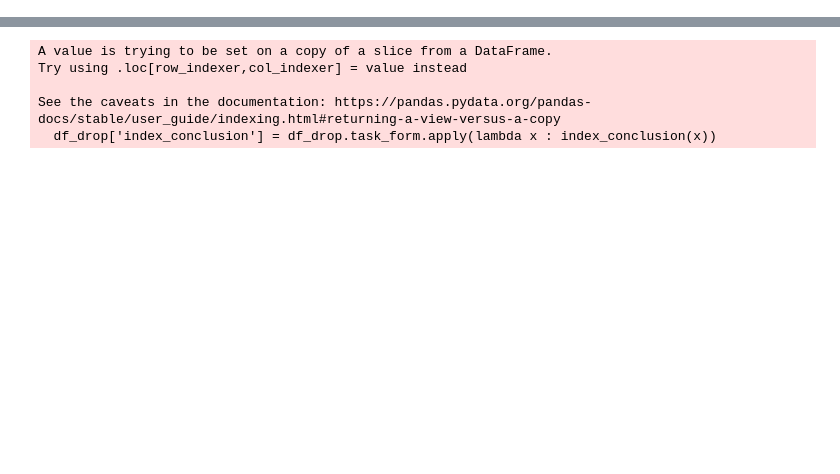
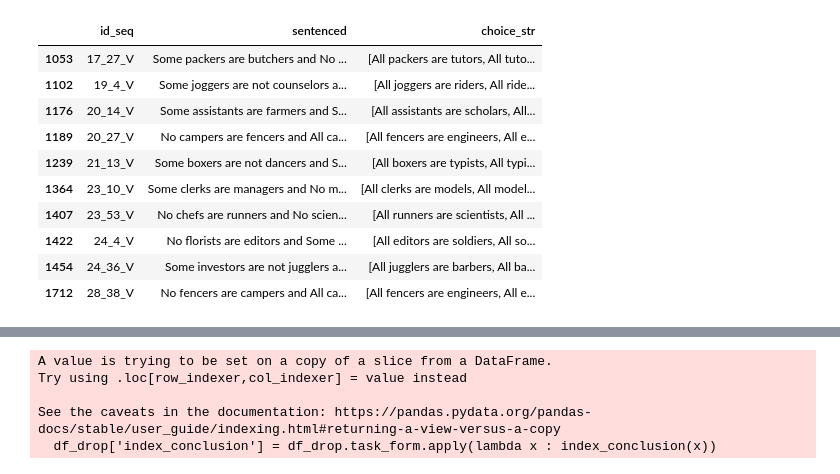
Before and after one commit to charles-42/Memoire_M2, a Jupyter notebook: notebook/02_Preparation_données.ipynb, the cells around one changed output, grey strips where cells are left out. Saved outputs shown, nothing was run; the diff lists cells and outputs as text; code cells hidden in the pictures; blank space fills up the shorter version.

```diff
--- a/notebook/02_Preparation_données.ipynb
+++ b/notebook/02_Preparation_données.ipynb
@@ -51,0 +65,14 @@ See the caveats in the documentation: https://pandas.pydata.org/pandas-docs/stab
+# %%
+df_to_train.tail(10)
+# %% [output]
+|  | id_seq | sentenced | choice_str |
+| 1053 | 17_27_V | Some packers are butchers and No ... | [All packers are tutors, All tuto... |
+| 1102 | 19_4_V | Some joggers are not counselors a... | [All joggers are riders, All ride... |
+| 1176 | 20_14_V | Some assistants are farmers and S... | [All assistants are scholars, All... |
+| 1189 | 20_27_V | No campers are fencers and All ca... | [All fencers are engineers, All e... |
+| 1239 | 21_13_V | Some boxers are not dancers and S... | [All boxers are typists, All typi... |
+| 1364 | 23_10_V | Some clerks are managers and No m... | [All clerks are models, All model... |
+| 1407 | 23_53_V | No chefs are runners and No scien... | [All runners are scientists, All ... |
+| 1422 | 24_4_V | No florists are editors and Some ... | [All editors are soldiers, All so... |
+| 1454 | 24_36_V | Some investors are not jugglers a... | [All jugglers are barbers, All ba... |
+| 1712 | 28_38_V | No fencers are campers and All ca... | [All fencers are engineers, All e... |
```
Also changed, not shown: parts of 8 cells of this notebook, 34 other files.
